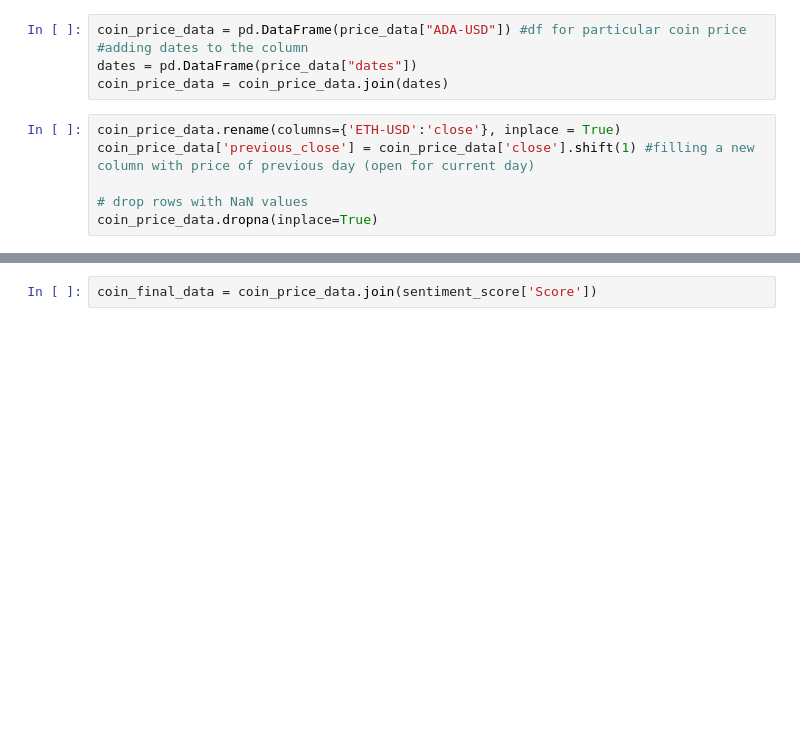
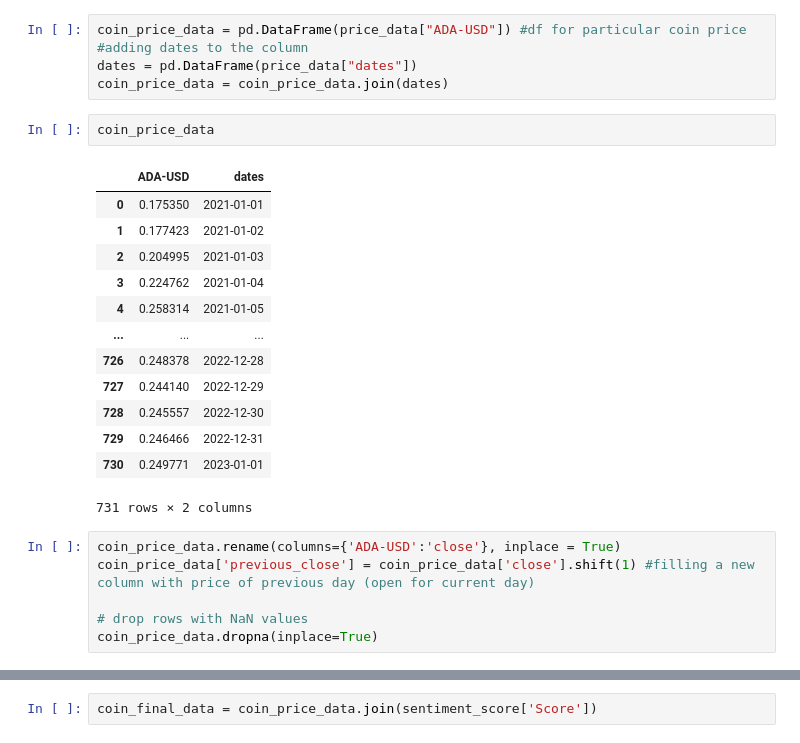
Before and after one commit to bhatmayur/Rigor, a Jupyter notebook: Notebooks/Creating final data for model.ipynb, the cells around one changed output, grey strips where cells are left out. Drawn from its saved outputs; the diff is of its cells as text; blank space fills up the shorter version.

```diff
--- a/Notebooks/Creating final data for model.ipynb
+++ b/Notebooks/Creating final data for model.ipynb
@@ -39,8 +57,24 @@ coin_price_data = pd.DataFrame(price_data["ADA-USD"]) #df for particular coin pr
 #adding dates to the column
 dates = pd.DataFrame(price_data["dates"])
 coin_price_data = coin_price_data.join(dates)
+# %%
+coin_price_data
+# %% [output]
+|  | ADA-USD | dates |
+| 0 | 0.175350 | 2021-01-01 |
+| 1 | 0.177423 | 2021-01-02 |
+| 2 | 0.204995 | 2021-01-03 |
+| 3 | 0.224762 | 2021-01-04 |
+| 4 | 0.258314 | 2021-01-05 |
+| ... | ... | ... |
+| 726 | 0.248378 | 2022-12-28 |
+| 727 | 0.244140 | 2022-12-29 |
+| 728 | 0.245557 | 2022-12-30 |
+| 729 | 0.246466 | 2022-12-31 |
+| 730 | 0.249771 | 2023-01-01 |
+731 rows × 2 columns
 # %%
-coin_price_data.rename(columns={'ETH-USD':'close'}, inplace = True)
+coin_price_data.rename(columns={'ADA-USD':'close'}, inplace = True)
 coin_price_data['previous_close'] = coin_price_data['close'].shift(1) #filling a new column with price of previous day (open for current day)
 
 # drop rows with NaN values
```
Also changed, not shown: parts of 6 cells of this notebook.
